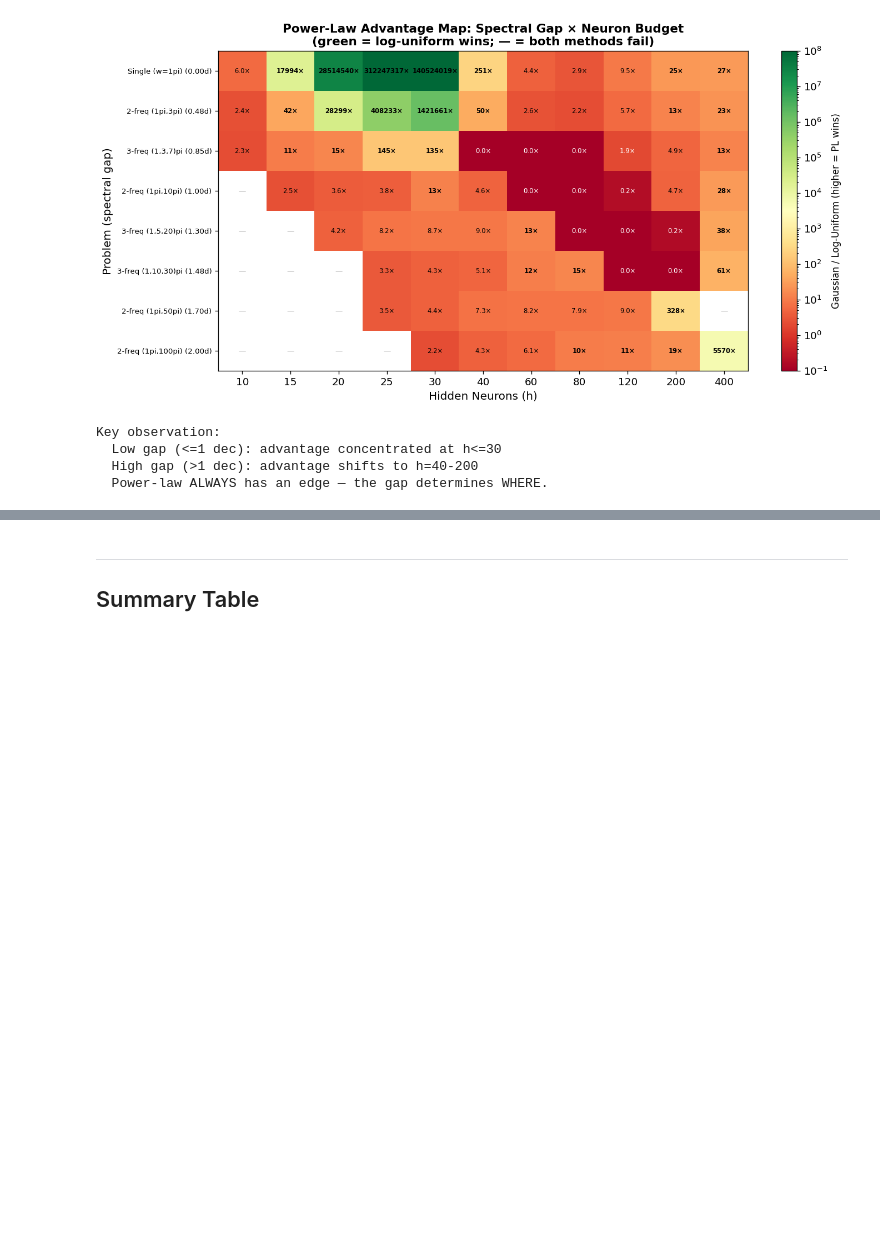
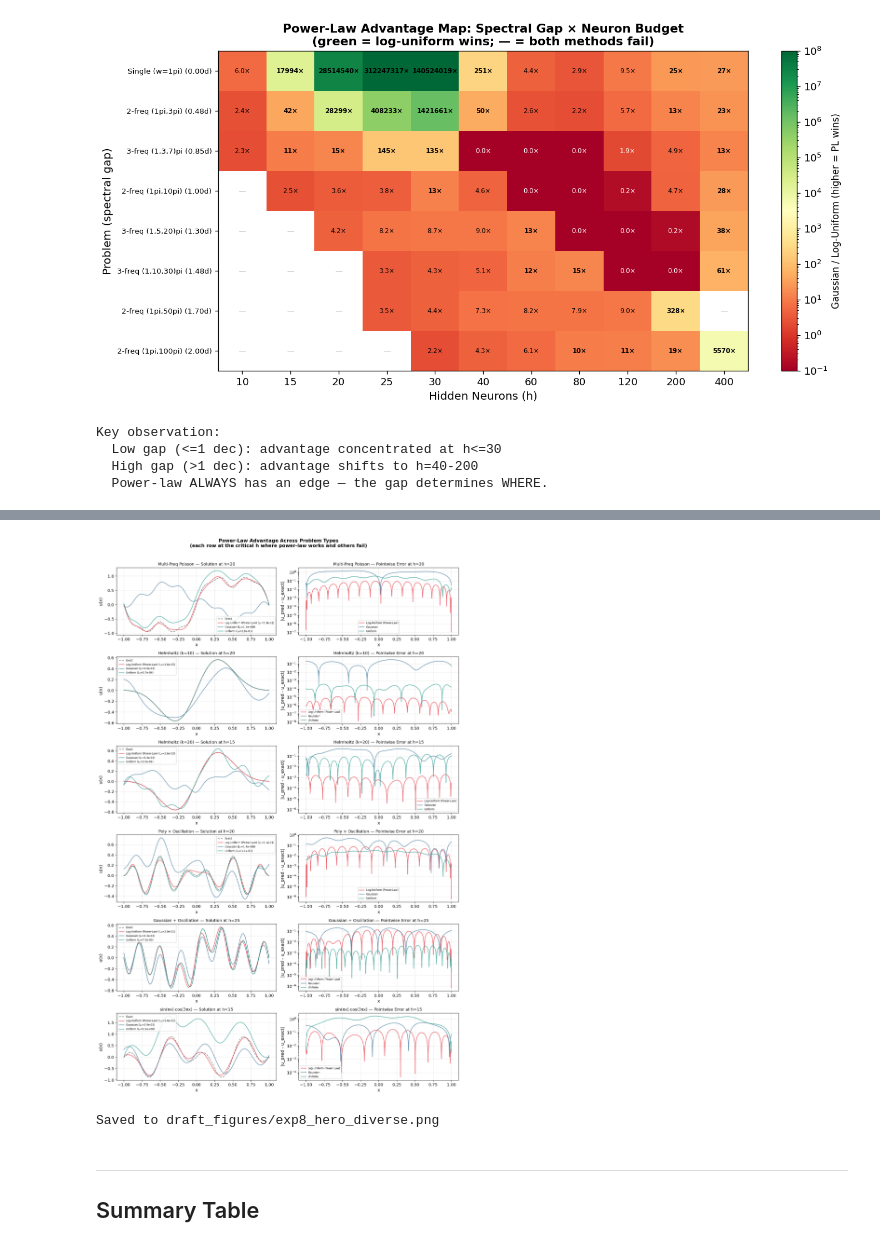
Before and after one commit to duyendh/ELM, a Jupyter notebook: PIELM_ScaleRobust_executed.ipynb, the cells around one changed output, grey strips where cells are left out. Cells and saved outputs as stored; diff of their text form; code cells hidden in the pictures; blank space fills up the shorter version.

```diff
--- a/PIELM_ScaleRobust_executed.ipynb
+++ b/PIELM_ScaleRobust_executed.ipynb
@@ -1316,3 +1449,54 @@ Key observation:
+# %%
+# ── Experiment 8: Hero-style solution fields ──
+
+n_problems = len(exp8_configs)
+fig, axes = plt.subplots(n_problems, 2, figsize=(14, 3.5*n_problems))
+if n_problems == 1:
+    axes = axes.reshape(1, -1)
+
+for row, (bench, h_val, sc) in enumerate(exp8_configs):
+    ax_sol = axes[row, 0]
+    ax_err = axes[row, 1]
+
+    # Plot exact solution
+    r0 = run_trial(bench, 'power', sc, h_val, 200, seed=0)
+    x = r0['x_test'].numpy().flatten()
+    ax_sol.plot(x, r0['u_true'].numpy().flatten(), 'k--', linewidth=1.5,
+               alpha=0.5, label='Exact')
+
+    for init in INIT_TYPES:
+        r = run_trial(bench, init, sc, h_val, 200, seed=0)
+        u_p = r['u_pred'].numpy().flatten()
+        u_t = r['u_true'].numpy().flatten()
+
+        ax_sol.plot(x, u_p, color=COLORS[init],
+                    label=f'{LABELS[init]} (L₂={r["error"]:.1e})',
+                    linewidth=1.5, alpha=0.8)
+        ax_err.semilogy(x, np.abs(u_p - u_t) + 1e-16, color=COLORS[init],
+                        label=LABELS[init], linewidth=1.5, alpha=0.8)
+
+    ax_sol.set_xlabel('x')
+    ax_sol.set_ylabel('u(x)')
+    ax_sol.set_title(f'{bench["name"]} — Solution at h={h_val}', fontsize=11)
+    ax_sol.legend(fontsize=7)
+    ax_sol.grid(True, alpha=0.3)
+
+    ax_err.set_xlabel('x')
+    ax_err.set_ylabel('|u_pred - u_exact|')
+    ax_err.set_title(f'{bench["name"]} — Pointwise Error at h={h_val}', fontsize=11)
+    ax_err.legend(fontsize=7)
+    ax_err.grid(True, alpha=0.3)
+
+fig.suptitle('Power-Law Advantage Across Problem Types\n'
+             '(each row at the critical h where power-law works and others fail)',
+             fontsize=13, fontweight='bold', y=1.01)
+fig.tight_layout()
+plt.savefig('draft_figures/exp8_hero_diverse.png', dpi=150, bbox_inches='tight')
+plt.show()
+print('Saved to draft_figures/exp8_hero_diverse.png')
+# %% [output]
+[figure, added]
+Saved to draft_figures/exp8_hero_diverse.png
 # %% [markdown]
 ---
 ## Summary Table
```
Also changed, not shown: parts of 3 cells of this notebook, 1 other file.
